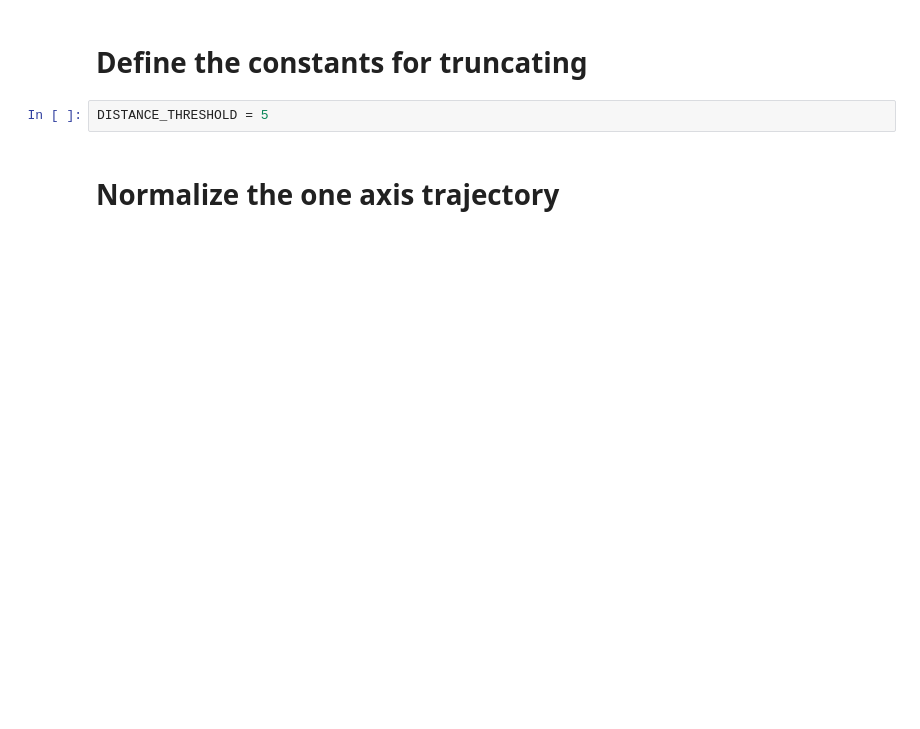
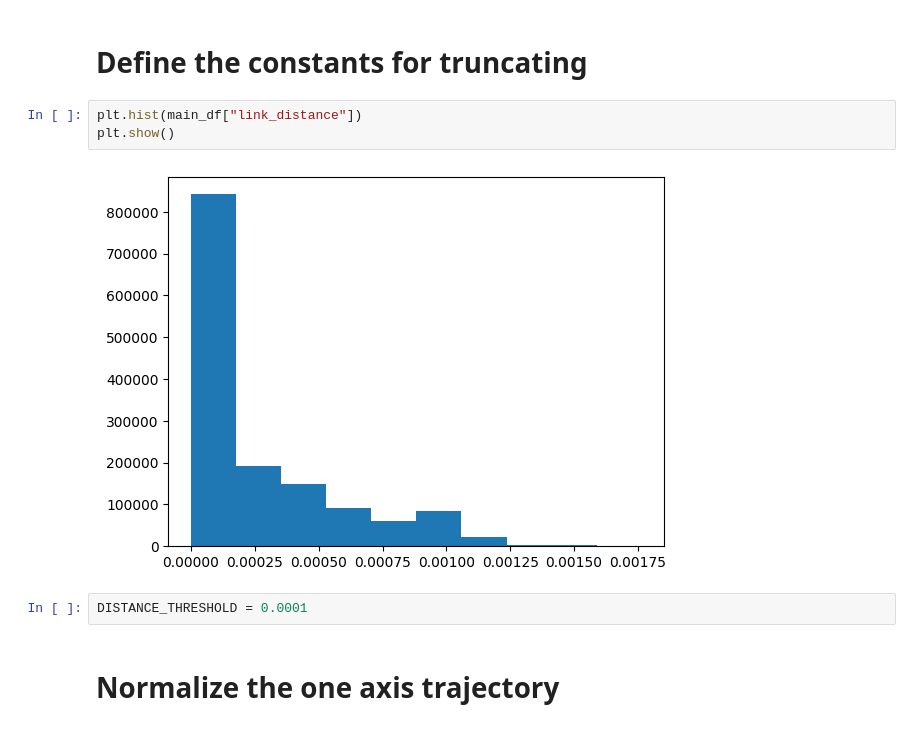
Before and after one commit to AmirHKiani98/eager_project, a Jupyter notebook: ctm_model.ipynb, the cells around one changed output. Cells and saved outputs as stored; diff of their text form; blank space fills up the shorter version.

```diff
--- a/ctm_model.ipynb
+++ b/ctm_model.ipynb
@@ -124,7 +124,12 @@ plt.show()
 # %% [markdown]
 # Define the constants for truncating
-# %%
-DISTANCE_THRESHOLD = 5
+# %%
+plt.hist(main_df["link_distance"])
+plt.show()
+# %% [output]
+[figure, added]
+# %%
+DISTANCE_THRESHOLD = 0.0001
 # %% [markdown]
 # Normalize the one axis trajectory
 # %%
```
Also changed, not shown: parts of 28 cells of this notebook, 5 other files.
